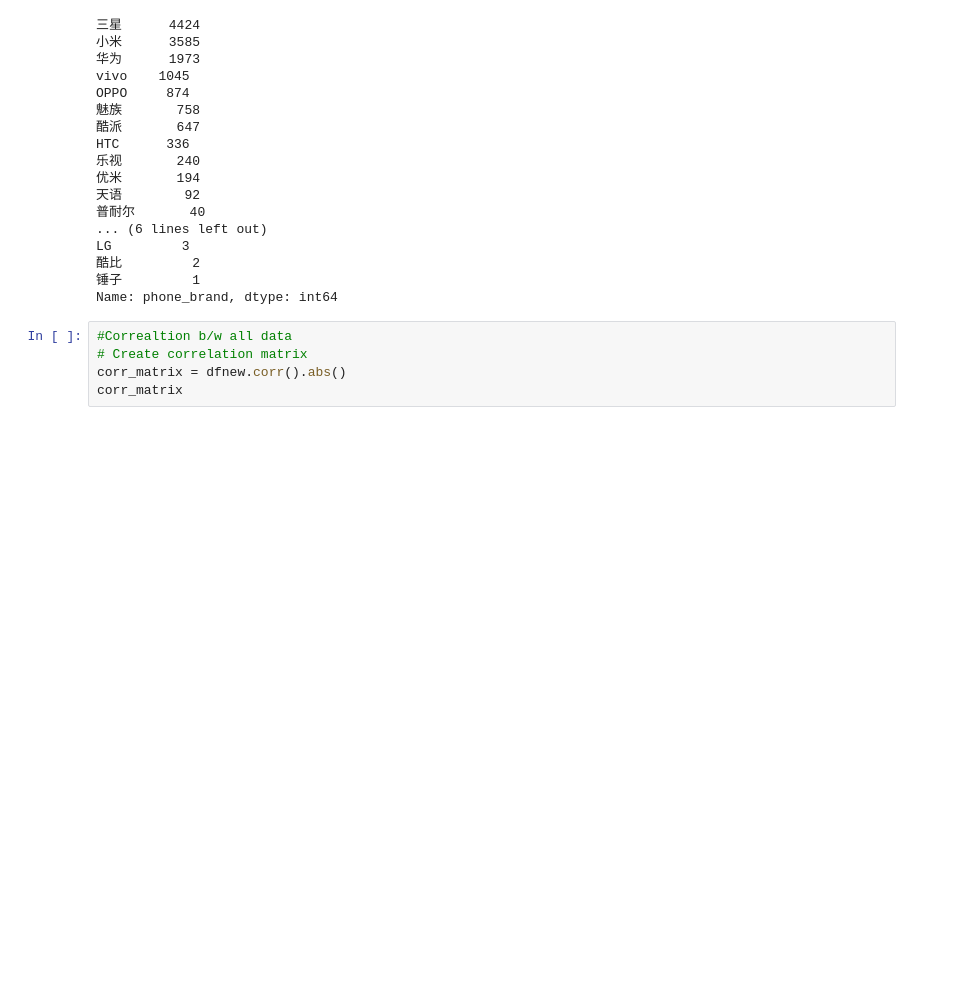
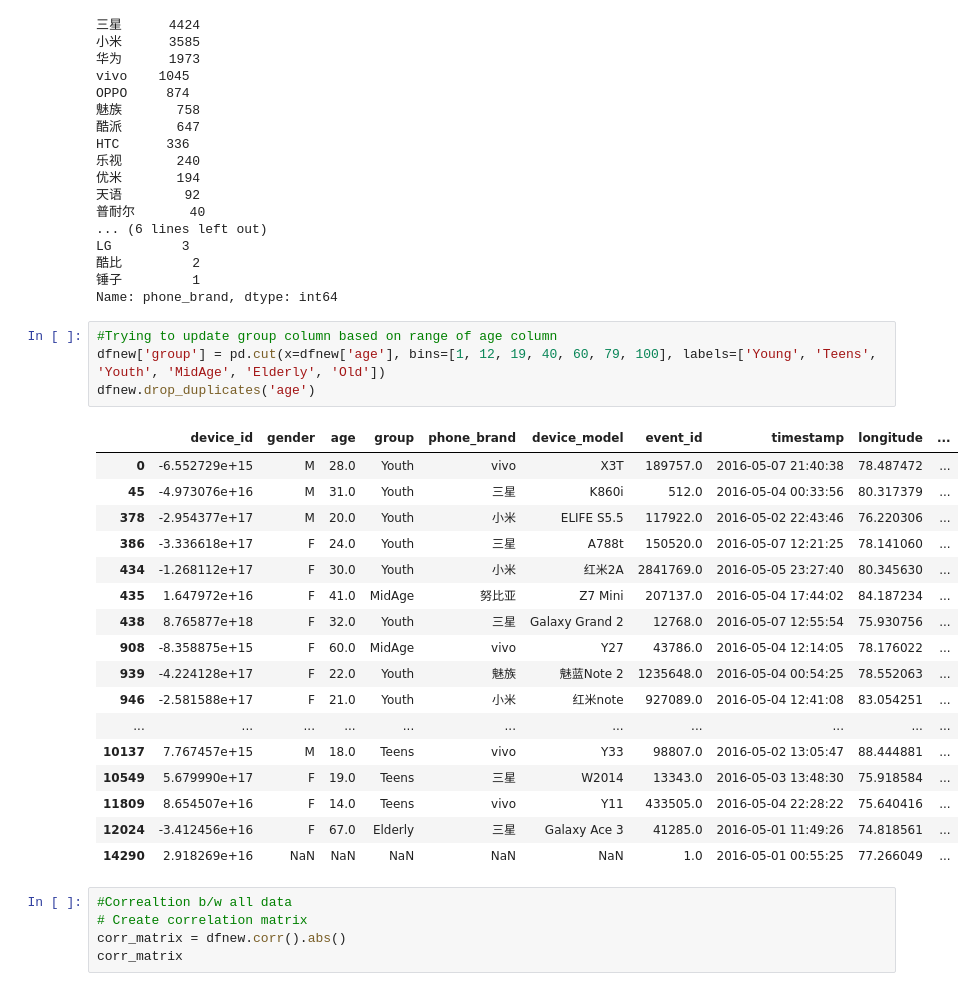
Before and after one commit to DsStudentSid/InitialPaythonAssignments, a Jupyter notebook: capstone-group.ipynb, the cells around one changed output. Drawn from its saved outputs; the diff is of its cells as text; blank space fills up the shorter version.

```diff
--- a/capstone-group.ipynb
+++ b/capstone-group.ipynb
@@ -445,6 +456,28 @@ LG         3
 酷比         2
 锤子         1
 Name: phone_brand, dtype: int64
+# %%
+#Trying to update group column based on range of age column
+dfnew['group'] = pd.cut(x=dfnew['age'], bins=[1, 12, 19, 40, 60, 79, 100], labels=['Young', 'Teens', 'Youth', 'MidAge', 'Elderly', 'Old'])
+dfnew.drop_duplicates('age')
+# %% [output]
+|  | device_id | gender | age | group | phone_brand | device_model | event_id | timestamp | longitude | ... |
+| 0 | -6.552729e+15 | M | 28.0 | Youth | vivo | X3T | 189757.0 | 2016-05-07 21:40:38 | 78.487472 | ... |
+| 45 | -4.973076e+16 | M | 31.0 | Youth | 三星 | K860i | 512.0 | 2016-05-04 00:33:56 | 80.317379 | ... |
+| 378 | -2.954377e+17 | M | 20.0 | Youth | 小米 | ELIFE S5.5 | 117922.0 | 2016-05-02 22:43:46 | 76.220306 | ... |
+| 386 | -3.336618e+17 | F | 24.0 | Youth | 三星 | A788t | 150520.0 | 2016-05-07 12:21:25 | 78.141060 | ... |
+| 434 | -1.268112e+17 | F | 30.0 | Youth | 小米 | 红米2A | 2841769.0 | 2016-05-05 23:27:40 | 80.345630 | ... |
+| 435 | 1.647972e+16 | F | 41.0 | MidAge | 努比亚 | Z7 Mini | 207137.0 | 2016-05-04 17:44:02 | 84.187234 | ... |
+| 438 | 8.765877e+18 | F | 32.0 | Youth | 三星 | Galaxy Grand 2 | 12768.0 | 2016-05-07 12:55:54 | 75.930756 | ... |
+| 908 | -8.358875e+15 | F | 60.0 | MidAge | vivo | Y27 | 43786.0 | 2016-05-04 12:14:05 | 78.176022 | ... |
+| 939 | -4.224128e+17 | F | 22.0 | Youth | 魅族 | 魅蓝Note 2 | 1235648.0 | 2016-05-04 00:54:25 | 78.552063 | ... |
+| 946 | -2.581588e+17 | F | 21.0 | Youth | 小米 | 红米note | 927089.0 | 2016-05-04 12:41:08 | 83.054251 | ... |
+| ... | ... | ... | ... | ... | ... | ... | ... | ... | ... | ... |
+| 10137 | 7.767457e+15 | M | 18.0 | Teens | vivo | Y33 | 98807.0 | 2016-05-02 13:05:47 | 88.444881 | ... |
+| 10549 | 5.679990e+17 | F | 19.0 | Teens | 三星 | W2014 | 13343.0 | 2016-05-03 13:48:30 | 75.918584 | ... |
+| 11809 | 8.654507e+16 | F | 14.0 | Teens | vivo | Y11 | 433505.0 | 2016-05-04 22:28:22 | 75.640416 | ... |
+| 12024 | -3.412456e+16 | F | 67.0 | Elderly | 三星 | Galaxy Ace 3 | 41285.0 | 2016-05-01 11:49:26 | 74.818561 | ... |
+| 14290 | 2.918269e+16 | NaN | NaN | NaN | NaN | NaN | 1.0 | 2016-05-01 00:55:25 | 77.266049 | ... |
 # %%
 #Correaltion b/w all data
 # Create correlation matrix
```
Also changed, not shown: parts of 4 cells of this notebook.
